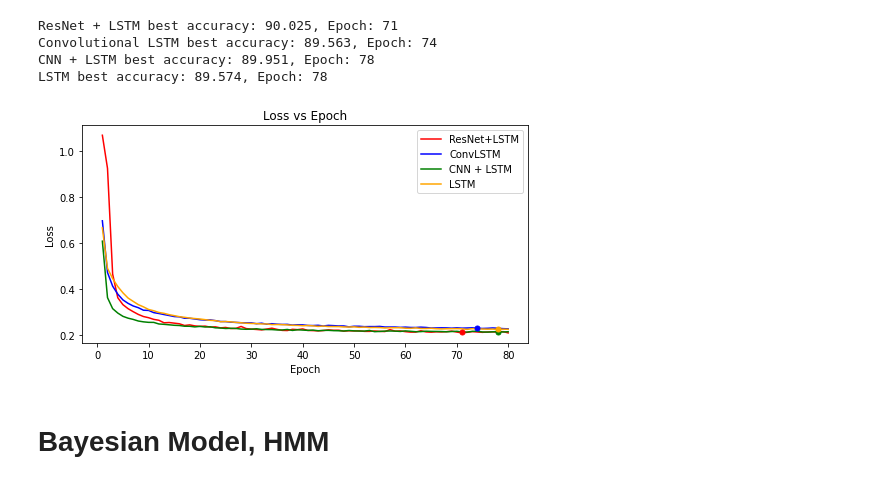
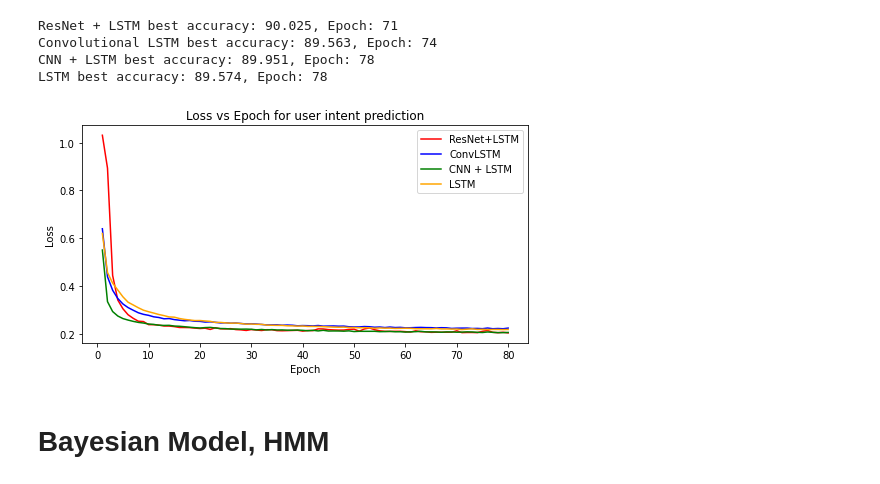
Before and after one commit to natsu1628/MS_thesis, a Jupyter notebook: thesis_model.ipynb, the cells around one changed output. Cells and saved outputs as stored; diff of their text form; code cells hidden in the pictures.

Commit message:
Jupyter Notebook containing the model (user locale and intent) and visualization

```diff
--- a/thesis_model.ipynb
+++ b/thesis_model.ipynb
@@ -1030,10 +1030,10 @@ Resnet-LSTM (Keras) accuracy: 0.8956716656684875
 # DL algorithm accuracy and loss plots
 # %%
 # read the csv containing accuracy and loss of each DL algorithms used
-history_resnet_lstm_df = pd.read_csv("/content/drive/MyDrive/thesis/results/hist_resnet_lstm.csv", index_col=0)
-history_convlstm_df = pd.read_csv("/content/drive/MyDrive/thesis/results/hist_convlstm.csv", index_col=0)
-history_cnn_lstm_df = pd.read_csv("/content/drive/MyDrive/thesis/results/hist_cnn_lstm.csv", index_col=0)
-history_lstm_df = pd.read_csv("/content/drive/MyDrive/thesis/results/hist_lstm.csv", index_col=0)
+history_resnet_lstm_df = pd.read_csv("/content/drive/MyDrive/thesis/results/intent_hist_resnet_lstm.csv", index_col=0)
+history_convlstm_df = pd.read_csv("/content/drive/MyDrive/thesis/results/intent_hist_convlstm.csv", index_col=0)
+history_cnn_lstm_df = pd.read_csv("/content/drive/MyDrive/thesis/results/intent_hist_cnn_lstm.csv", index_col=0)
+history_lstm_df = pd.read_csv("/content/drive/MyDrive/thesis/results/intent_hist_lstm.csv", index_col=0)
 # %%
 history_lstm_df.head()
 # %% [output]
@@ -1084,33 +1084,33 @@ CNN + LSTM best accuracy: 89.951, Epoch: 78
 LSTM best accuracy: 89.574, Epoch: 78
 # %%
 fig = plt.figure(figsize=(8,4))
-plt.title("Loss vs Epoch")
+plt.title("Loss vs Epoch for user intent prediction")
 # history_resnet_lstm_df.plot.line(x="epoch", y="accuracy")
 plt.plot(list(history_resnet_lstm_df["epoch"]), list(history_resnet_lstm_df["loss"]), color="red", label="ResNet+LSTM")
 plt.plot(list(history_convlstm_df["epoch"]), list(history_convlstm_df["loss"]), color="blue", label="ConvLSTM")
 plt.plot(list(history_cnn_lstm_df["epoch"]), list(history_cnn_lstm_df["loss"]), color="green", label="CNN + LSTM")
 plt.plot(list(history_cnn_lstm_df["epoch"]), list(history_lstm_df["loss"]), color="orange", label="LSTM")
 
 # The points are taken from the epoch with highest accuracy
 
-# acc_idx = history_resnet_lstm_df["loss"].idxmin()
-plt.plot(acc_idx_res, history_resnet_lstm_df["loss"].iloc[acc_idx_res], marker=".", color="red", markersize=10)
+# # acc_idx = history_resnet_lstm_df["loss"].idxmin()
+# plt.plot(acc_idx_res, history_resnet_lstm_df["loss"].iloc[acc_idx_res], marker=".", color="red", markersize=10)
 
-# acc_idx = history_convlstm_df["loss"].idxmin()
-plt.plot(acc_idx_conv, history_convlstm_df["loss"].iloc[acc_idx_conv], marker=".", color="blue", markersize=10)
+# # acc_idx = history_convlstm_df["loss"].idxmin()
+# plt.plot(acc_idx_conv, history_convlstm_df["loss"].iloc[acc_idx_conv], marker=".", color="blue", markersize=10)
 
-# acc_idx = history_cnn_lstm_df["loss"].idxmin()
-plt.plot(acc_idx_cnn, history_cnn_lstm_df["loss"].iloc[acc_idx_cnn], marker=".", color="green", markersize=10)
+# # acc_idx = history_cnn_lstm_df["loss"].idxmin()
+# plt.plot(acc_idx_cnn, history_cnn_lstm_df["loss"].iloc[acc_idx_cnn], marker=".", color="green", markersize=10)
 
-# acc_idx = history_lstm_df["loss"].idxmin()
-plt.plot(acc_idx_lstm, history_lstm_df["loss"].iloc[acc_idx_lstm], marker=".", color="orange", markersize=10)
+# # acc_idx = history_lstm_df["loss"].idxmin()
+# plt.plot(acc_idx_lstm, history_lstm_df["loss"].iloc[acc_idx_lstm], marker=".", color="orange", markersize=10)
 
 plt.xlabel("Epoch")
 plt.ylabel("Loss")
 plt.legend()
 plt.show()
 # %% [output]
-[figure, old version]
+[figure, new version]
 # %% [markdown]
 # Bayesian Model, HMM
 # %% [markdown]
```
Also changed, not shown: parts of 1 cell of this notebook.
